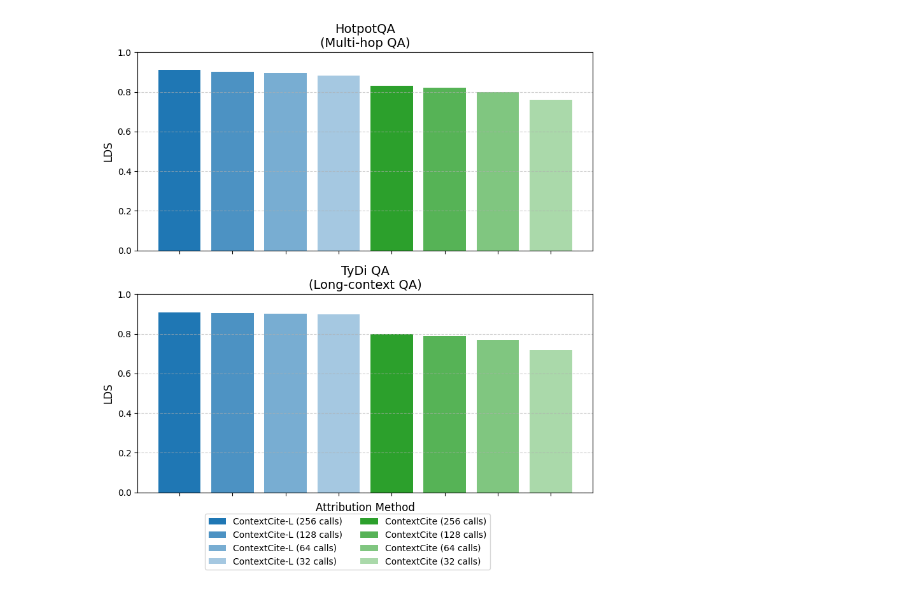
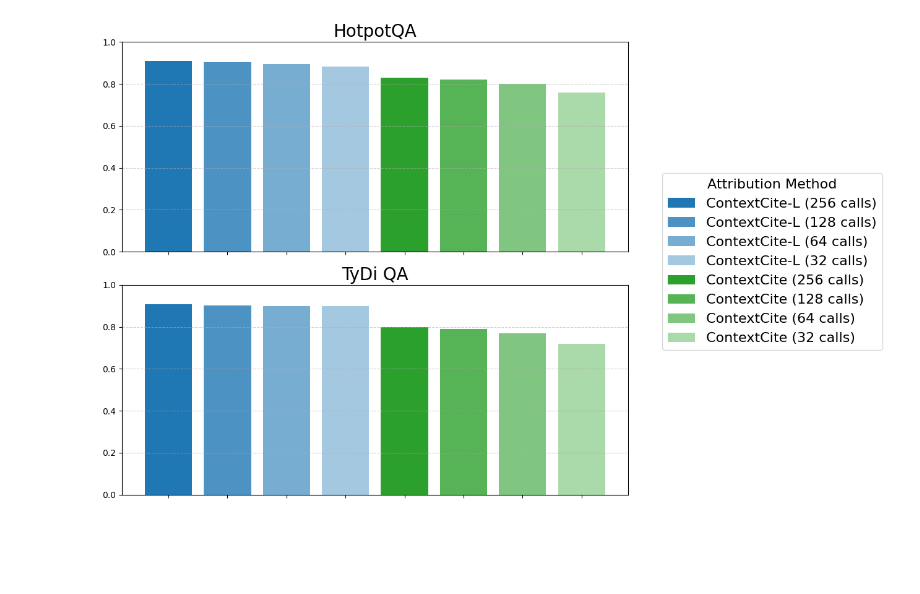
Before and after one commit to Tsun0193/ContextAttribution, a Jupyter notebook: visualize_lds.ipynb, the cells around one changed output. Cells and saved outputs as stored; diff of their text form; code cells hidden in the pictures; blank space fills up the shorter version.

```diff
--- a/visualize_lds.ipynb
+++ b/visualize_lds.ipynb
@@ -2,7 +2,7 @@
 import matplotlib.pyplot as plt
 import numpy as np
 # %%
-datasets = ['HotpotQA\n(Multi-hop QA)', 'TyDi QA\n(Long-context QA)']
+datasets = ['HotpotQA', 'TyDi QA']
 colors = {
     "ContextCite-L (256 calls)": "#1f77b4",
     "ContextCite-L (128 calls)": "#1f77b4cc",
@@ -37,42 +37,46 @@ other_methods_lds = {
     "Leave-one-out": [0.75, 0.74],
 }
 # %%
-# all_methods = {**contextcite_l_lds, **contextcite_lds, **other_methods_lds}
 all_methods = {**contextcite_l_lds, **contextcite_lds}
 methods = list(all_methods.keys())
 
 # Plot settings
 bar_width = 0.06
 x = np.arange(len(methods))
 
-fig, axes = plt.subplots(nrows=2, figsize=(8, 8), sharex=True)
+fig, axes = plt.subplots(nrows=2, figsize=(10, 8), sharex=True)
 
 # Keep track of handles for legend
 handles_dict = {}
-
 for i, ax in enumerate(axes):
     values = [all_methods[method][i] for method in methods]
     for j, method in enumerate(methods):
         bar = ax.bar(x[j], values[j], color=colors[method], label=method)
         if method not in handles_dict:
             handles_dict[method] = bar[0]
     ax.set_ylim(0, 1.0)
-    ax.set_ylabel("LDS", fontsize=12)
-    ax.set_title(datasets[i], fontsize=14)
+    ax.set_title(datasets[i], fontsize=20)
     ax.grid(axis='y', linestyle='--', alpha=0.6)
 
 axes[-1].set_xticks(x)
 axes[-1].set_xticklabels([])
-axes[-1].set_xlabel("Attribution Method", fontsize=12)
+# axes[-1].set_xlabel("Attribution Method", fontsize=16)
 
-# Add legend using the unique handles
-fig.legend(handles=list(handles_dict.values()), labels=list(handles_dict.keys()),
-           loc='lower center', ncol=2, fontsize=10, bbox_to_anchor=(0.5, -0.1))
+# Add legend on the right with title
+legend = fig.legend(
+    handles=list(handles_dict.values()),
+    labels=list(handles_dict.keys()),
+    title="Attribution Method",
+    loc='center left',
+    bbox_to_anchor=(0.92, 0.5),
+    fontsize=16,
+    title_fontsize=16,
+    borderaxespad=0.0
+)
 
-plt.tight_layout()
-plt.show()
+plt.tight_layout(rect=[0, 0, 0.88, 1])
 # %% [output]
-[figure, old version]
+[figure, new version]
 # %%
 output_path = "results/plots/llama3_lds_cc.png"
 fig.savefig(output_path, bbox_inches='tight', dpi=300)
```
Also changed, not shown: 5 other files.
